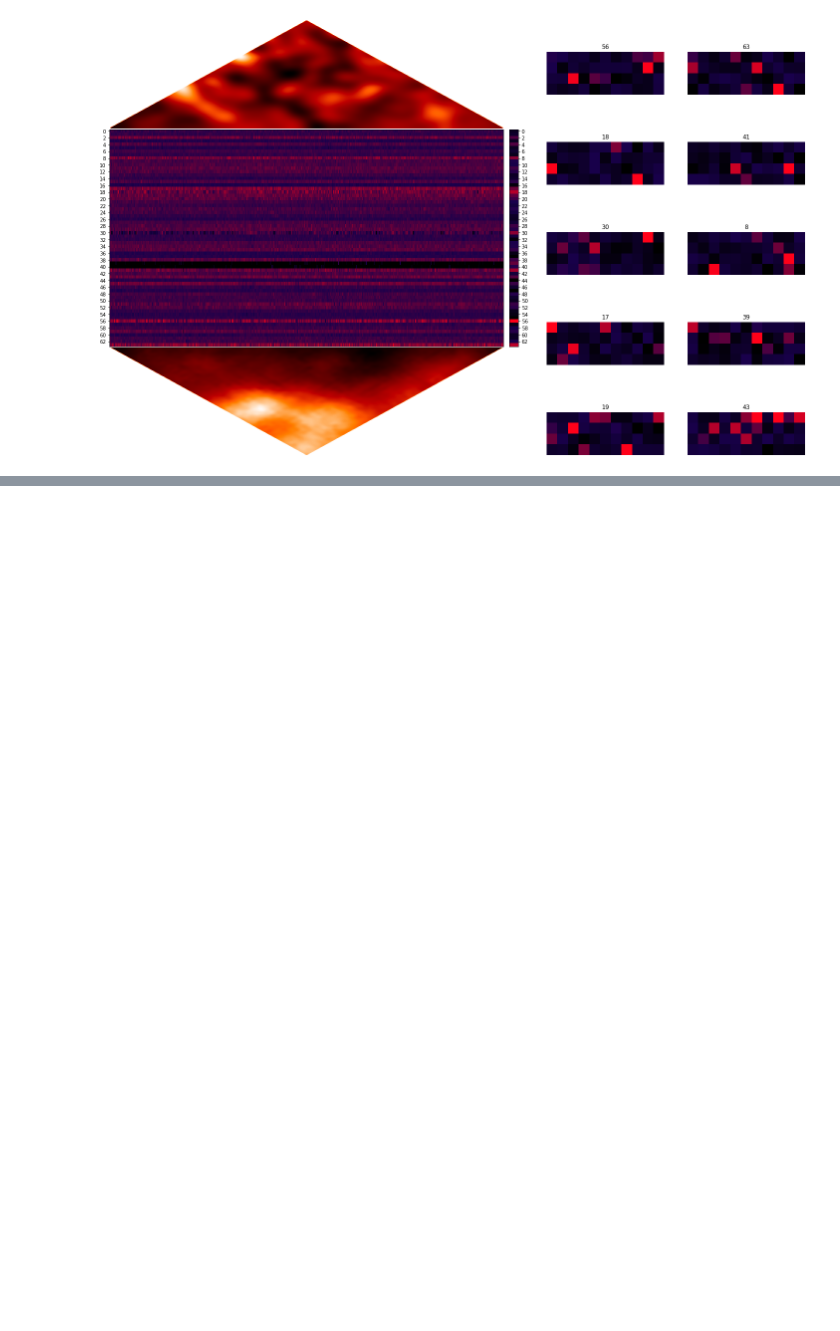
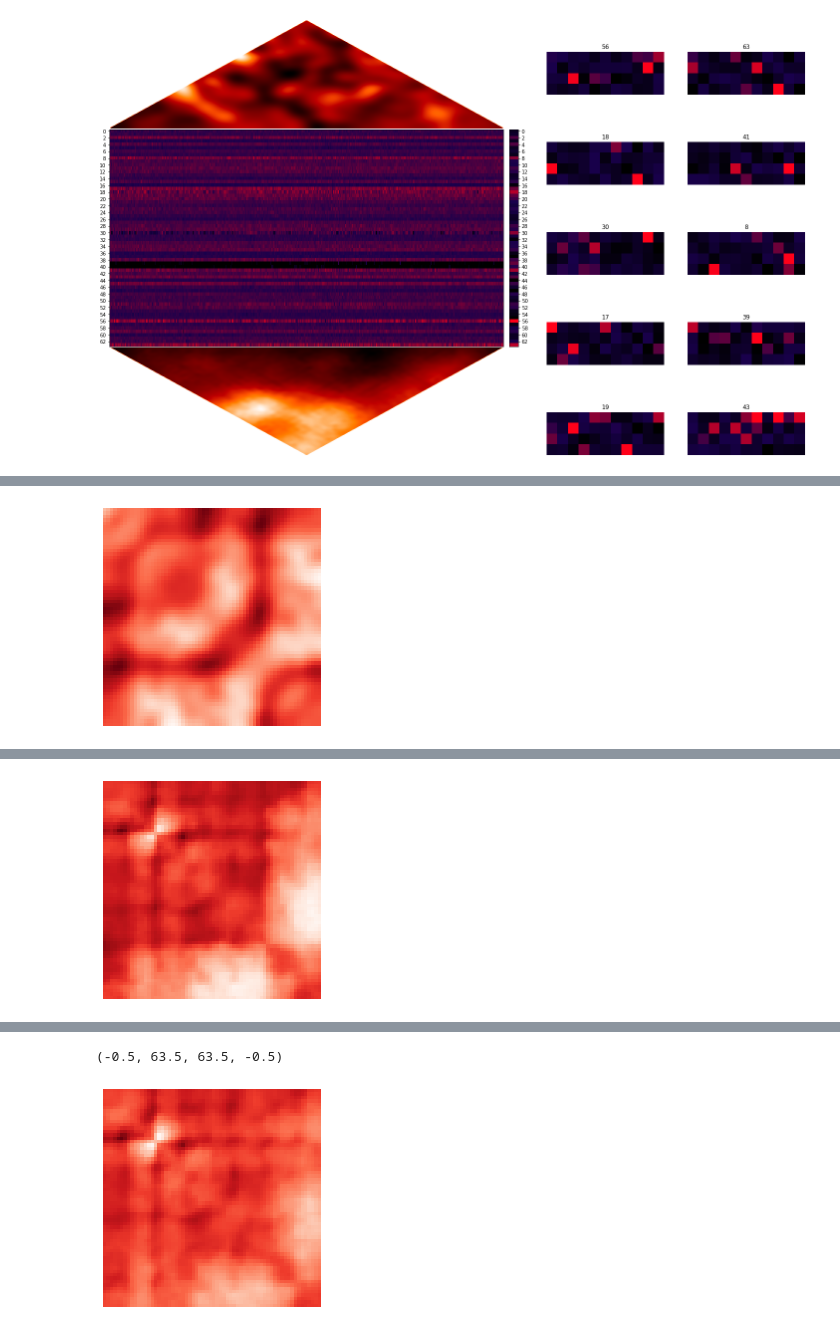
Before and after one commit to ashkolikov/chimaera, a Jupyter notebook: Human.ipynb, the cells around one changed output, grey strips where cells are left out. Saved outputs shown, nothing was run; the diff lists cells and outputs as text; code cells hidden in the pictures; blank space fills up the shorter version.

```diff
--- a/Human.ipynb
+++ b/Human.ipynb
@@ -522,3 +534,10 @@ KeyboardInterrupt: ignored
 Model.graphic_analisis(1)
 # %% [output]
 [figure]
+# %%
+Model = ModelMaster(data,
+        saving_dir = '.',
+        model_dir = folder+'Human_1',
+        rewrite = True,
+        framework = 'tensorflow',
+        model_parts = ['enc', 'dec', 'model'])
@@ -524,0 +554,2 @@ Model.graphic_analisis(1)
+# %%
+x = Model.test_data.x_train[14]
@@ -524,0 +678,15 @@ Model.graphic_analisis(1)
+# %%
+Model.test_data.y_train.show(14)
+
+_,ax=plt.subplots()
+ax.imshow(Model.predict(x)[0,...,0], cmap='Reds')
+ax.axis('off')
+plt.show()
+
+mut = x.copy()
+_,ax=plt.subplots()
+mut[0, 192000:193000] = 0
+ax.imshow(Model.predict(mut)[0,...,0], cmap='Reds')
+ax.axis('off')
+# %% [output]
+[figure, added]
@@ -524,0 +694 @@ Model.graphic_analisis(1)
+[figure, added]
@@ -524,0 +696,2 @@ Model.graphic_analisis(1)
+(-0.5, 63.5, 63.5, -0.5)
+[figure, added]
```
Also changed, not shown: parts of 32 cells of this notebook.
